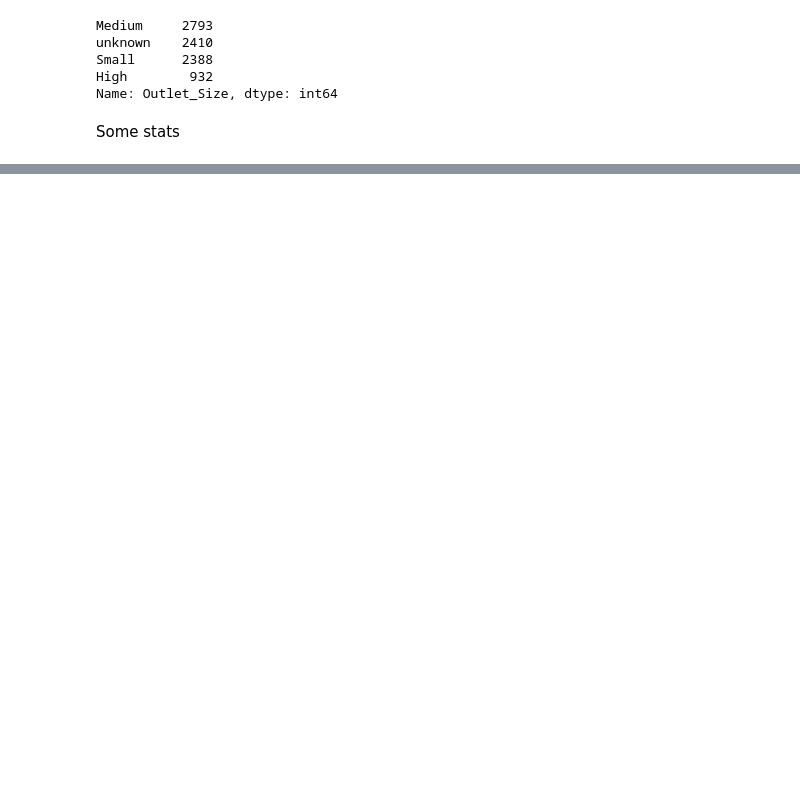
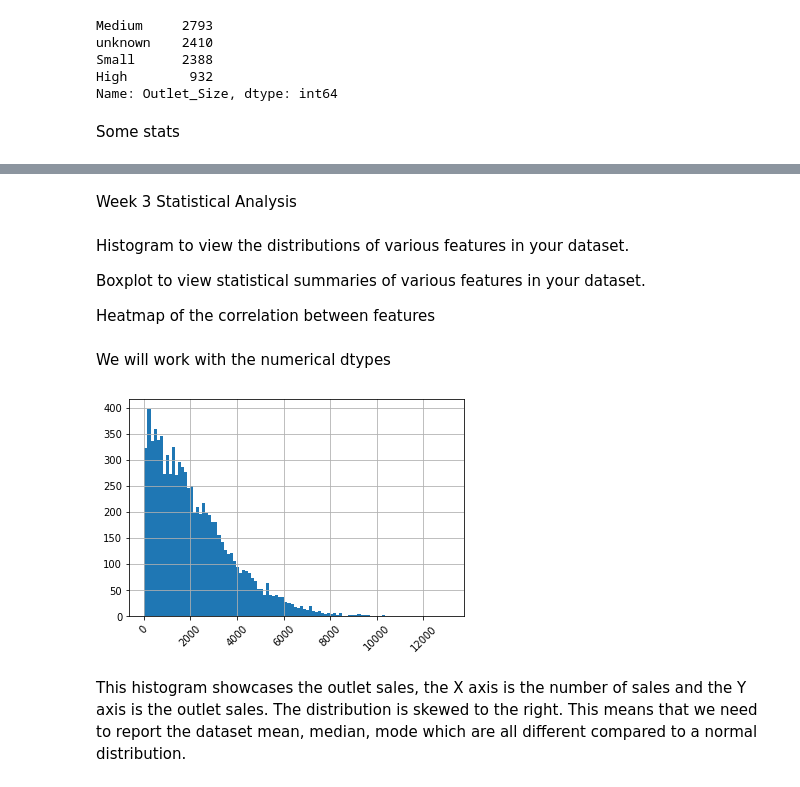
Before and after one commit to Manel-MH/Sales-Predictions, a Jupyter notebook: Project1_Sales_Predictions.ipynb, the cells around one changed output, grey strips where cells are left out. Drawn from its saved outputs; the diff is of its cells as text; code cells hidden in the pictures; blank space fills up the shorter version.

```diff
--- a/Project1_Sales_Predictions.ipynb
+++ b/Project1_Sales_Predictions.ipynb
@@ -282 +282,10 @@ df_SalesPredictions.describe()
 | max | 21.350000 | 0.328391 | 266.888400 | 2009.000000 | 13086.964800 |
+# %% [markdown]
+Week 3
+Statistical Analysis
+# %% [markdown]
+Histogram to view the distributions of various features in your dataset.
+
+Boxplot to view statistical summaries of various features in your dataset.
+
+Heatmap of the correlation between features
@@ -282,0 +298,2 @@ df_SalesPredictions.describe()
+# %% [markdown]
+We will work with the numerical dtypes
@@ -282,0 +305,9 @@ df_SalesPredictions.describe()
+# %%
+#histogram for Item_Outlet_Sales
+df_SalesPredictions['Item_Outlet_Sales'].hist(bins = 100)
+plt.xticks(rotation = 45)
+plt.ticklabel_format(useOffset=False, style='plain')
+# %% [output]
+[figure, added]
+# %% [markdown]
+This histogram showcases the outlet sales, the X axis is the number of sales and the Y axis is the outlet sales. The distribution is skewed to the right. This means that we need to report the dataset mean, median, mode which are all different compared to a normal distribution.
```
Also changed, not shown: parts of 14 cells of this notebook.
